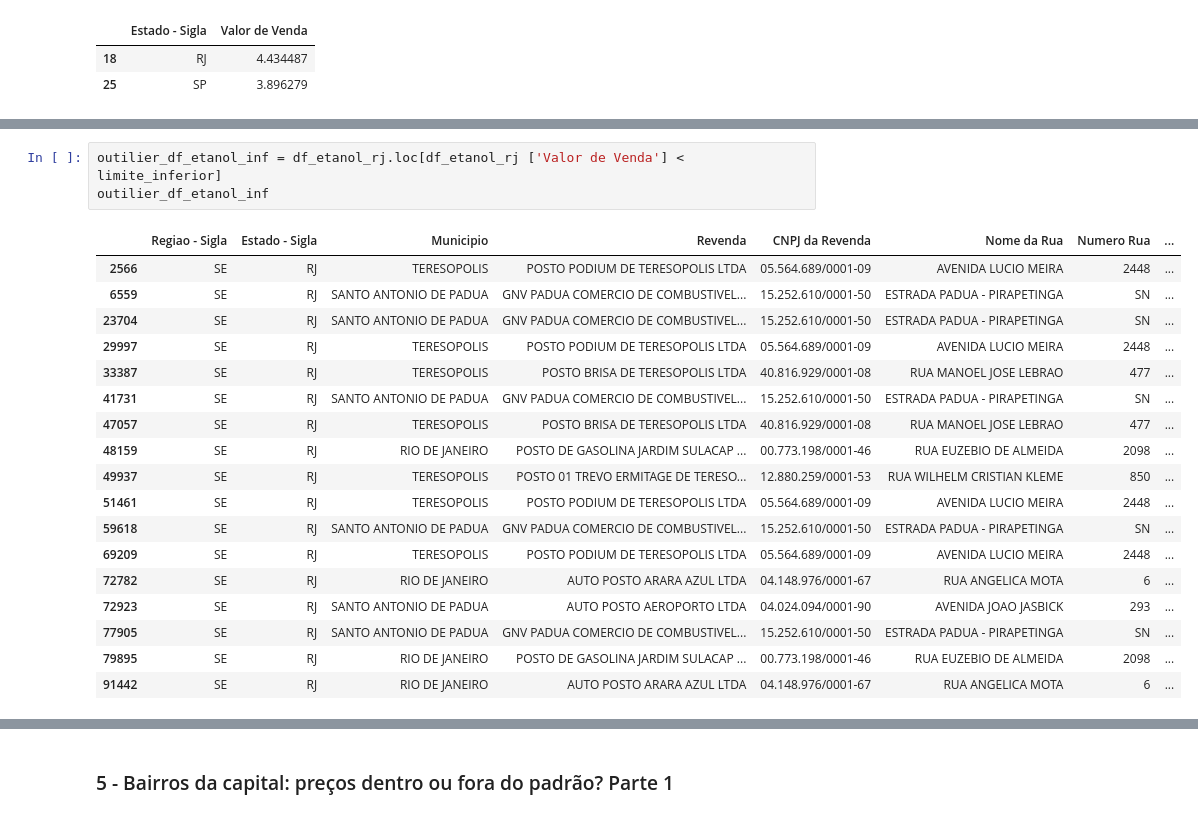
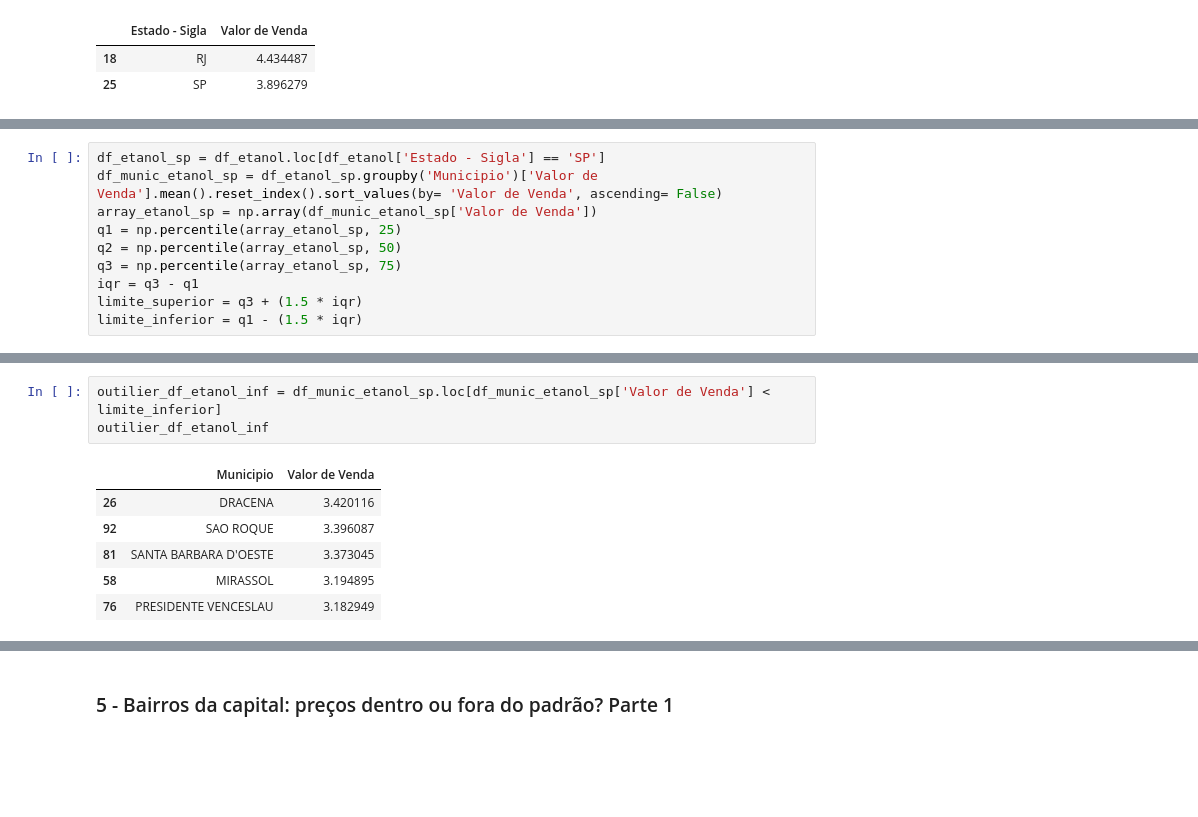
Before and after one commit to Vitorjsouza/UCII, a Jupyter notebook: projeto_combust.ipynb, the cells around one changed output, grey strips where cells are left out. Drawn from its saved outputs; the diff is of its cells as text; blank space fills up the shorter version.

```diff
--- a/projeto_combust.ipynb
+++ b/projeto_combust.ipynb
@@ -193 +208,11 @@ plt.show()
+# %%
+df_etanol_sp = df_etanol.loc[df_etanol['Estado - Sigla'] == 'SP']
+df_munic_etanol_sp = df_etanol_sp.groupby('Municipio')['Valor de Venda'].mean().reset_index().sort_values(by= 'Valor de Venda', ascending= False)
+array_etanol_sp = np.array(df_munic_etanol_sp['Valor de Venda'])
+q1 = np.percentile(array_etanol_sp, 25)
+q2 = np.percentile(array_etanol_sp, 50)
+q3 = np.percentile(array_etanol_sp, 75)
+iqr = q3 - q1
+limite_superior = q3 + (1.5 * iqr)
+limite_inferior = q1 - (1.5 * iqr)
 # %%
@@ -210,22 +226,10 @@ outilier_df_etanol_sup
 # %%
-outilier_df_etanol_inf = df_etanol_rj.loc[df_etanol_rj ['Valor de Venda'] < limite_inferior]
+outilier_df_etanol_inf = df_munic_etanol_sp.loc[df_munic_etanol_sp['Valor de Venda'] < limite_inferior]
 outilier_df_etanol_inf
 # %% [output]
-|  | Regiao - Sigla | Estado - Sigla | Municipio | Revenda | CNPJ da Revenda | Nome da Rua | Numero Rua | ... |
-| 2566 | SE | RJ | TERESOPOLIS | POSTO PODIUM DE TERESOPOLIS LTDA | 05.564.689/0001-09 | AVENIDA LUCIO MEIRA | 2448 | ... |
-| 6559 | SE | RJ | SANTO ANTONIO DE PADUA | GNV PADUA COMERCIO DE COMBUSTIVEL... | 15.252.610/0001-50 | ESTRADA PADUA - PIRAPETINGA | SN | ... |
-| 23704 | SE | RJ | SANTO ANTONIO DE PADUA | GNV PADUA COMERCIO DE COMBUSTIVEL... | 15.252.610/0001-50 | ESTRADA PADUA - PIRAPETINGA | SN | ... |
-| 29997 | SE | RJ | TERESOPOLIS | POSTO PODIUM DE TERESOPOLIS LTDA | 05.564.689/0001-09 | AVENIDA LUCIO MEIRA | 2448 | ... |
-| 33387 | SE | RJ | TERESOPOLIS | POSTO BRISA DE TERESOPOLIS LTDA | 40.816.929/0001-08 | RUA MANOEL JOSE LEBRAO | 477 | ... |
-| 41731 | SE | RJ | SANTO ANTONIO DE PADUA | GNV PADUA COMERCIO DE COMBUSTIVEL... | 15.252.610/0001-50 | ESTRADA PADUA - PIRAPETINGA | SN | ... |
-| 47057 | SE | RJ | TERESOPOLIS | POSTO BRISA DE TERESOPOLIS LTDA | 40.816.929/0001-08 | RUA MANOEL JOSE LEBRAO | 477 | ... |
-| 48159 | SE | RJ | RIO DE JANEIRO | POSTO DE GASOLINA JARDIM SULACAP ... | 00.773.198/0001-46 | RUA EUZEBIO DE ALMEIDA | 2098 | ... |
-| 49937 | SE | RJ | TERESOPOLIS | POSTO 01 TREVO ERMITAGE DE TERESO... | 12.880.259/0001-53 | RUA WILHELM CRISTIAN KLEME | 850 | ... |
-| 51461 | SE | RJ | TERESOPOLIS | POSTO PODIUM DE TERESOPOLIS LTDA | 05.564.689/0001-09 | AVENIDA LUCIO MEIRA | 2448 | ... |
-| 59618 | SE | RJ | SANTO ANTONIO DE PADUA | GNV PADUA COMERCIO DE COMBUSTIVEL... | 15.252.610/0001-50 | ESTRADA PADUA - PIRAPETINGA | SN | ... |
-| 69209 | SE | RJ | TERESOPOLIS | POSTO PODIUM DE TERESOPOLIS LTDA | 05.564.689/0001-09 | AVENIDA LUCIO MEIRA | 2448 | ... |
-| 72782 | SE | RJ | RIO DE JANEIRO | AUTO POSTO ARARA AZUL LTDA | 04.148.976/0001-67 | RUA ANGELICA MOTA | 6 | ... |
-| 72923 | SE | RJ | SANTO ANTONIO DE PADUA | AUTO POSTO AEROPORTO LTDA | 04.024.094/0001-90 | AVENIDA JOAO JASBICK | 293 | ... |
-| 77905 | SE | RJ | SANTO ANTONIO DE PADUA | GNV PADUA COMERCIO DE COMBUSTIVEL... | 15.252.610/0001-50 | ESTRADA PADUA - PIRAPETINGA | SN | ... |
-| 79895 | SE | RJ | RIO DE JANEIRO | POSTO DE GASOLINA JARDIM SULACAP ... | 00.773.198/0001-46 | RUA EUZEBIO DE ALMEIDA | 2098 | ... |
-| 91442 | SE | RJ | RIO DE JANEIRO | AUTO POSTO ARARA AZUL LTDA | 04.148.976/0001-67 | RUA ANGELICA MOTA | 6 | ... |
+|  | Municipio | Valor de Venda |
+| 26 | DRACENA | 3.420116 |
+| 92 | SAO ROQUE | 3.396087 |
+| 81 | SANTA BARBARA D'OESTE | 3.373045 |
+| 58 | MIRASSOL | 3.194895 |
+| 76 | PRESIDENTE VENCESLAU | 3.182949 |
```
Also changed, not shown: parts of 11 cells of this notebook.
